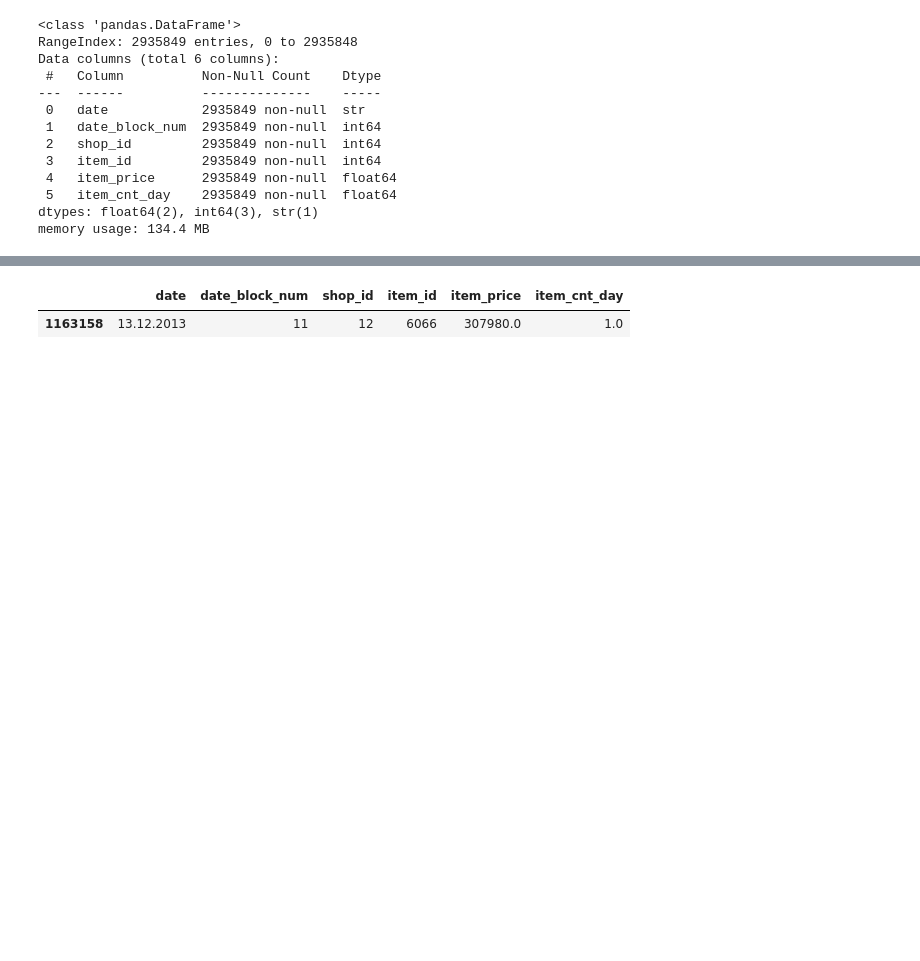
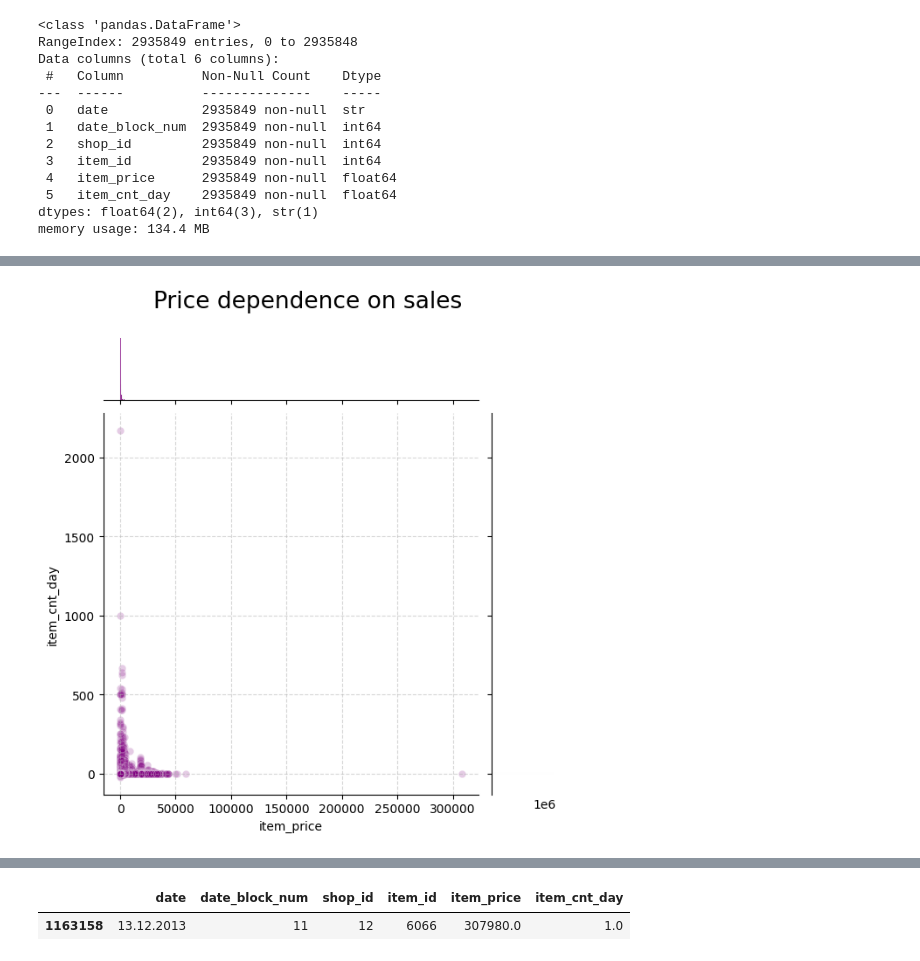
Before and after one commit to FilFilimono/innowise-projects, a Jupyter notebook: DQC/notebooks/visualisatio.ipynb, the cells around one changed output, grey strips where cells are left out. Saved outputs shown, nothing was run; the diff lists cells and outputs as text; code cells hidden in the pictures; blank space fills up the shorter version.

```diff
--- a/DQC/notebooks/visualisatio.ipynb
+++ b/DQC/notebooks/visualisatio.ipynb
@@ -113,0 +127,14 @@ sns.displot(data=sales_train, x='item_cnt_day') ###
+# %%
+g = sns.jointplot(
+    data=sales_train,
+    x='item_price',
+    y='item_cnt_day',
+    kind='scatter',
+    alpha=0.2,
+    color='purple',
+    height=6,
+)
+g.figure.suptitle('Price dependence on sales', y=1.06, fontsize=19)
+g.ax_joint.grid(True, linestyle='--', alpha=0.5)
+# %% [output]
+[figure, added]
```
Also changed, not shown: parts of 27 cells of this notebook, 2 other files.
